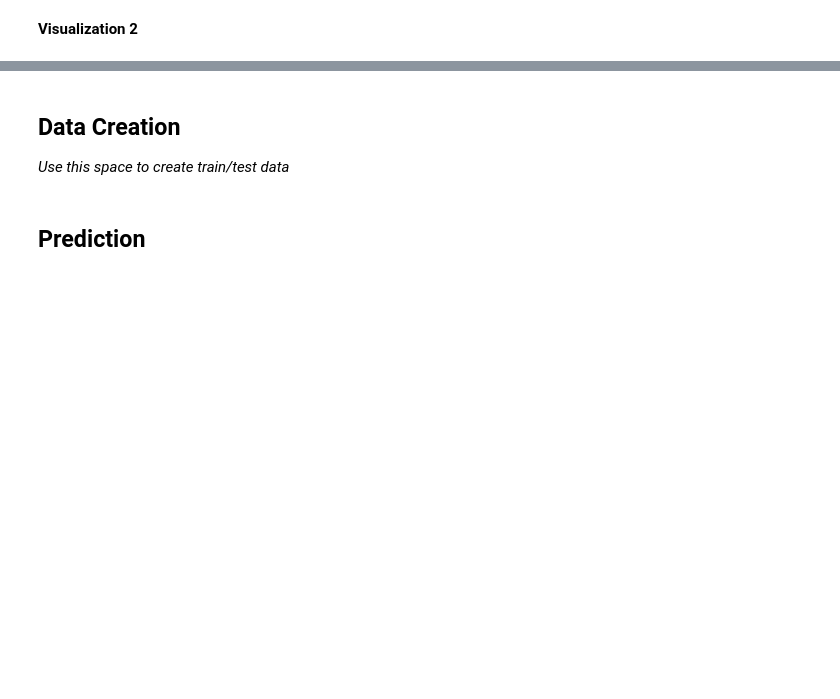
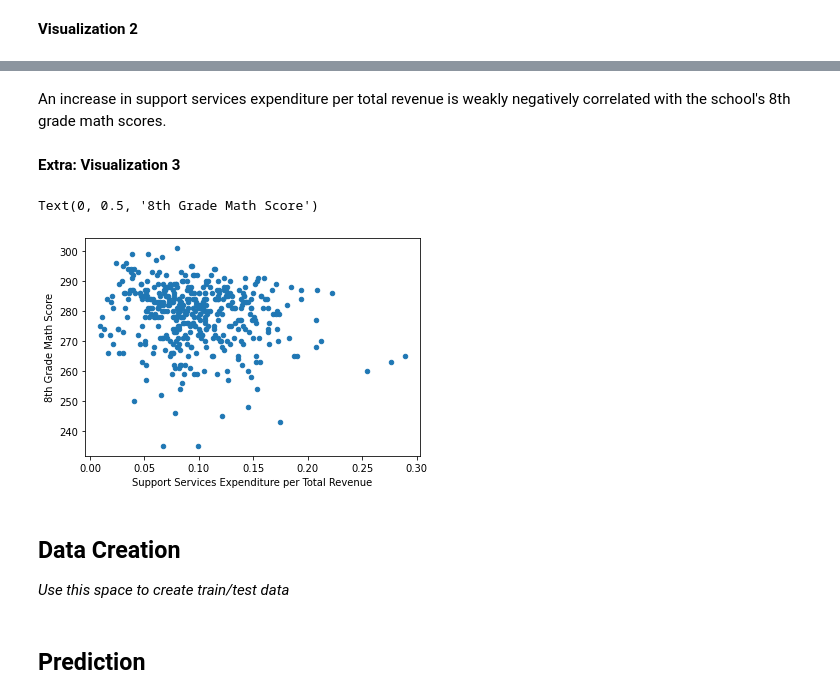
Before and after one commit to agamkohli9/mdst-checkpoint, a Jupyter notebook: tutorial2/checkpoint2.ipynb, the cells around one changed output, grey strips where cells are left out. Drawn from its saved outputs; the diff is of its cells as text; code cells hidden in the pictures; blank space fills up the shorter version.

```diff
--- a/tutorial2/checkpoint2.ipynb
+++ b/tutorial2/checkpoint2.ipynb
@@ -152,3 +164,14 @@ Use any graph you wish to see the relationship of your chosen outcome variable w
+# %% [markdown]
+An increase in support services expenditure per total revenue is weakly negatively correlated with the school's 8th grade math scores.
+# %% [markdown]
+**Extra: Visualization 3**
+# %%
+df.plot.scatter(x='CAPITAL_OUTLAY_EXPENDITURE_PER_TOTAL_REVENUE',y='AVG_MATH_8_SCORE')
+plt.xlabel('Support Services Expenditure per Total Revenue')
+plt.ylabel('8th Grade Math Score')
+# %% [output]
+Text(0, 0.5, '8th Grade Math Score')
+[figure, added]
 # %% [markdown]
 <h2> Data Creation </h2>
 
```
Also changed, not shown: parts of 19 cells of this notebook.
